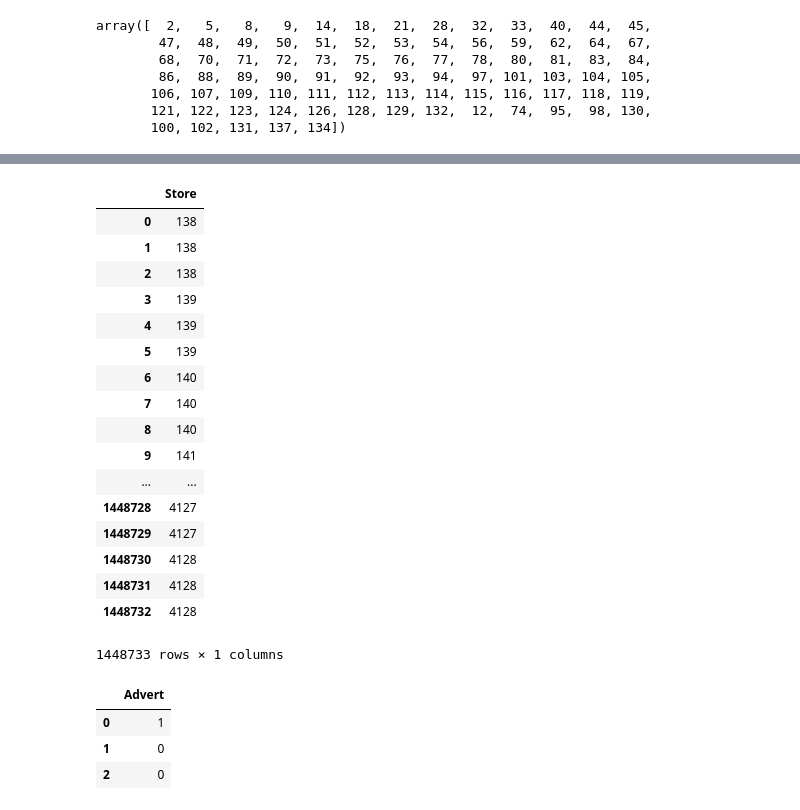
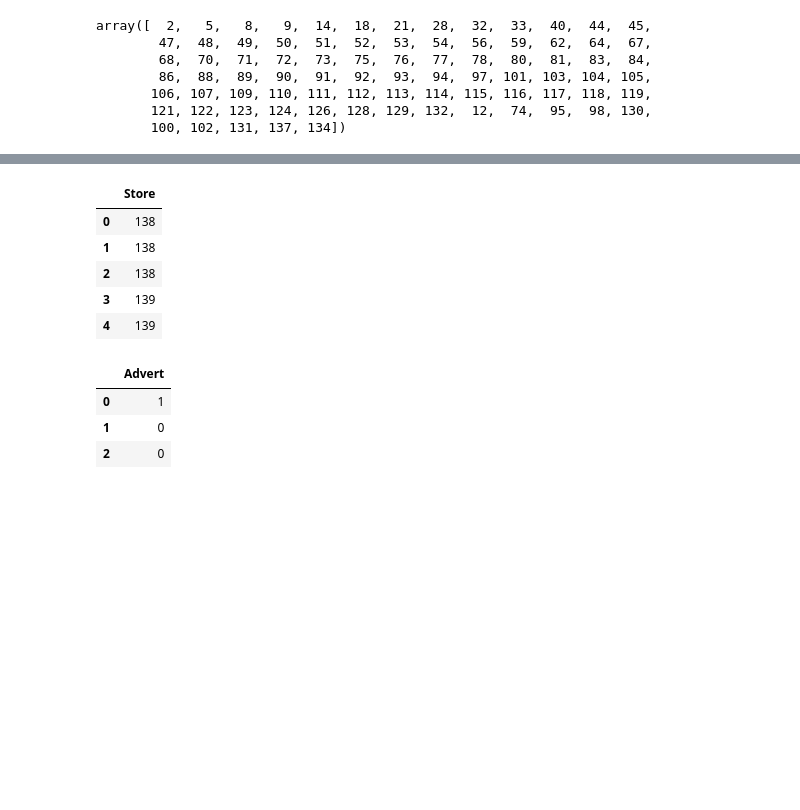
Before and after one commit to microsoft/solution-accelerator-many-models, a Jupyter notebook: 01_Data_Preparation/data-prep-forecasting-orange-juice-sales.ipynb, the cells around one changed output, grey strips where cells are left out. Cells and saved outputs as stored; diff of their text form; code cells hidden in the pictures; blank space fills up the shorter version.

```diff
--- a/01_Data_Preparation/data-prep-forecasting-orange-juice-sales.ipynb
+++ b/01_Data_Preparation/data-prep-forecasting-orange-juice-sales.ipynb
@@ -245,24 +195,13 @@ store_df_all = pd.DataFrame({'Store':np.repeat(store_df.values,3)})
 # %%
 store_df_final = pd.concat([store_df_all]*121, ignore_index=True)
+store_df_final.head()
 # %% [output]
 |  | Store |
 | 0 | 138 |
 | 1 | 138 |
 | 2 | 138 |
 | 3 | 139 |
 | 4 | 139 |
-| 5 | 139 |
-| 6 | 140 |
-| 7 | 140 |
-| 8 | 140 |
-| 9 | 141 |
-| ... | ... |
-| 1448728 | 4127 |
-| 1448729 | 4127 |
-| 1448730 | 4128 |
-| 1448731 | 4128 |
-| 1448732 | 4128 |
-1448733 rows × 1 columns
 # %%
 advert=[1,0,0]
 advert_df = pd.DataFrame({'Advert':advert})
```
Also changed, not shown: parts of 17 cells of this notebook.
